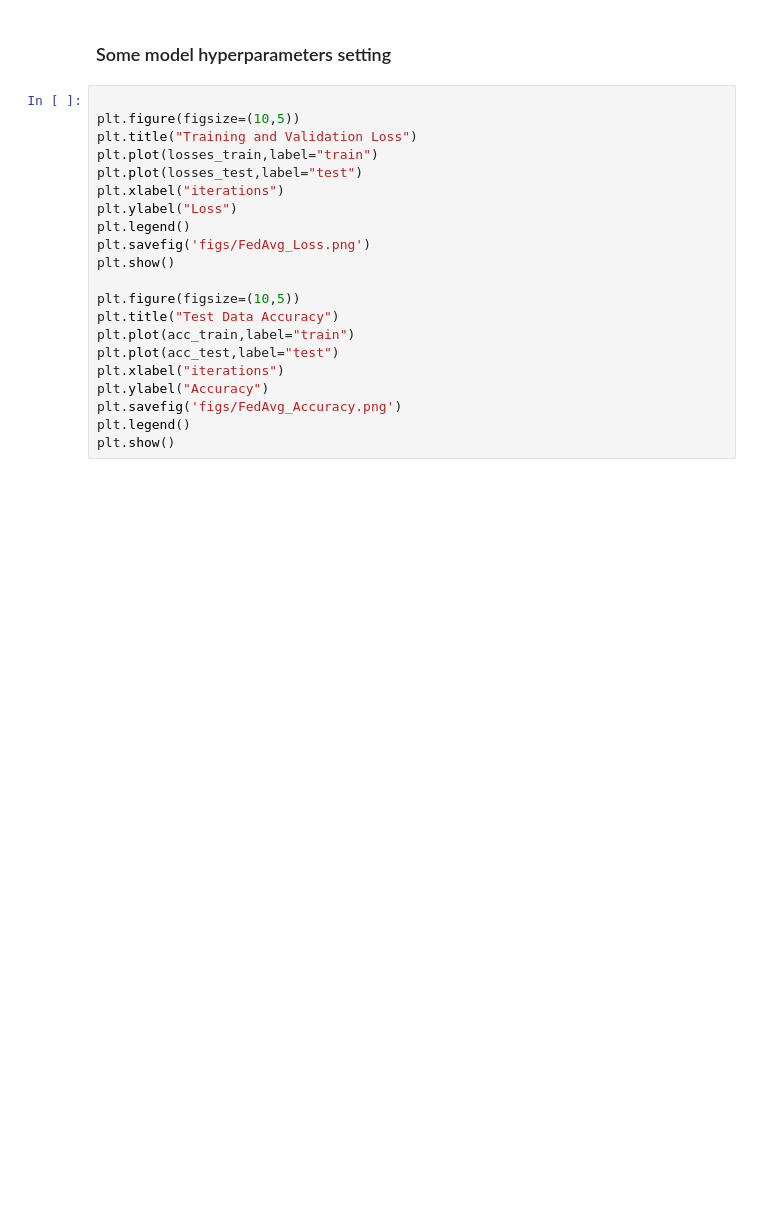
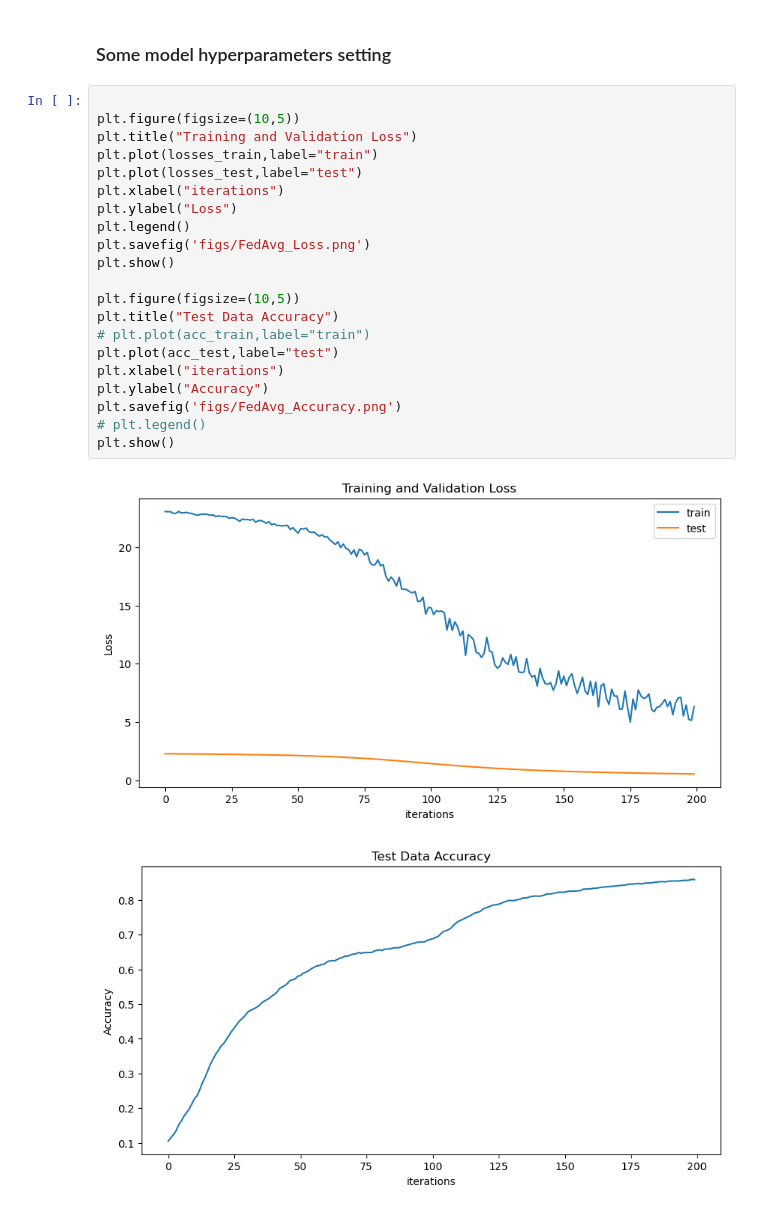
Before and after one commit to wai-ming-chan/fed_avg, a Jupyter notebook: FedAvg_MNIST.ipynb, the cells around one changed output. Drawn from its saved outputs; the diff is of its cells as text; blank space fills up the shorter version.

```diff
--- a/FedAvg_MNIST.ipynb
+++ b/FedAvg_MNIST.ipynb
@@ -319,21 +319,24 @@ average train loss 2.28 | test loss 2.28 | test acc: 0.237
 # %%
 
 plt.figure(figsize=(10,5))
 plt.title("Training and Validation Loss")
 plt.plot(losses_train,label="train")
 plt.plot(losses_test,label="test")
 plt.xlabel("iterations")
 plt.ylabel("Loss")
 plt.legend()
 plt.savefig('figs/FedAvg_Loss.png')
 plt.show()
 
 plt.figure(figsize=(10,5))
 plt.title("Test Data Accuracy")
-plt.plot(acc_train,label="train")
+# plt.plot(acc_train,label="train")
 plt.plot(acc_test,label="test")
 plt.xlabel("iterations")
 plt.ylabel("Accuracy")
 plt.savefig('figs/FedAvg_Accuracy.png')
-plt.legend()
+# plt.legend()
 plt.show()
+# %% [output]
+[figure, added]
+[figure, added]
```
